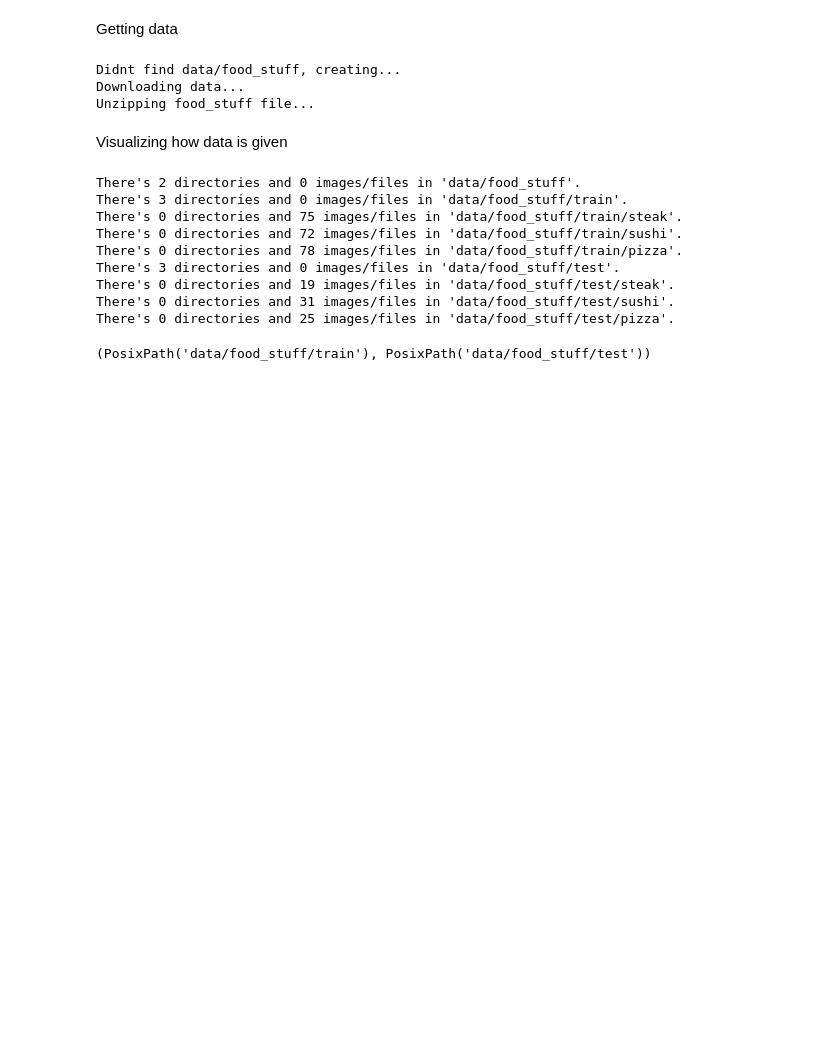
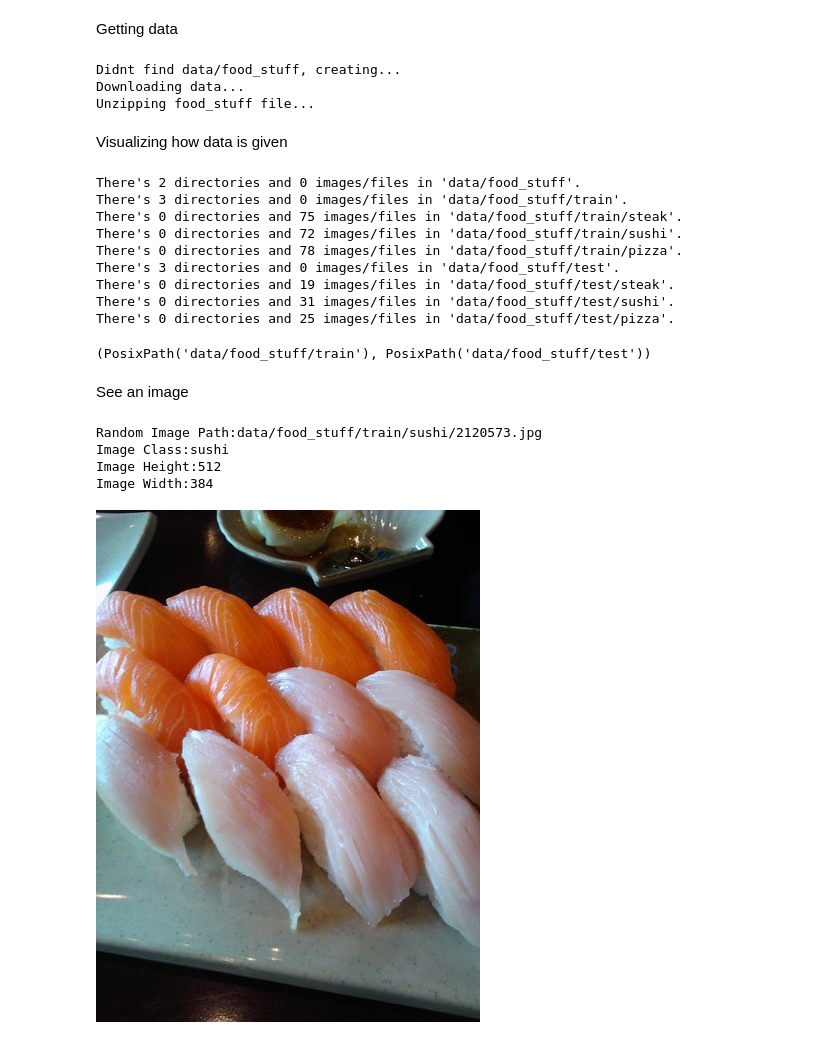
Before and after one commit to FrodoBaggins87/Neural_Networks, a Jupyter notebook: Custom_datasets.ipynb, the cells around one changed output. Drawn from its saved outputs; the diff is of its cells as text; code cells hidden in the pictures; blank space fills up the shorter version.

```diff
--- a/Custom_datasets.ipynb
+++ b/Custom_datasets.ipynb
@@ -75,3 +75,32 @@ test_dir=image_path/"test"
 train_dir, test_dir
 # %% [output]
 (PosixPath('data/food_stuff/train'), PosixPath('data/food_stuff/test'))
+# %% [markdown]
+See an image
+# %%
+#Using PIL
+import random
+from PIL import Image
+#setting seed
+random.seed(59)
+#getting all image paths (*= any combination)
+image_path_list=list(image_path.glob("*/*/*.jpg"))
+#get random image path
+rand_img_path=random.choice(image_path_list)
+#get image class from path name (image class name of directory where image is stored)
+image_class=rand_img_path.parent.stem
+
+#opening image
+img=Image.open(rand_img_path)
+#print metadata
+print(f"Random Image Path:{rand_img_path}")
+print(f"Image Class:{image_class}")
+print(f"Image Height:{img.height}")
+print(f"Image Width:{img.width}")
+img
+# %% [output]
+Random Image Path:data/food_stuff/train/sushi/2120573.jpg
+Image Class:sushi
+Image Height:512
+Image Width:384
+[figure, added]
```
Also changed, not shown: parts of 1 cell of this notebook.
